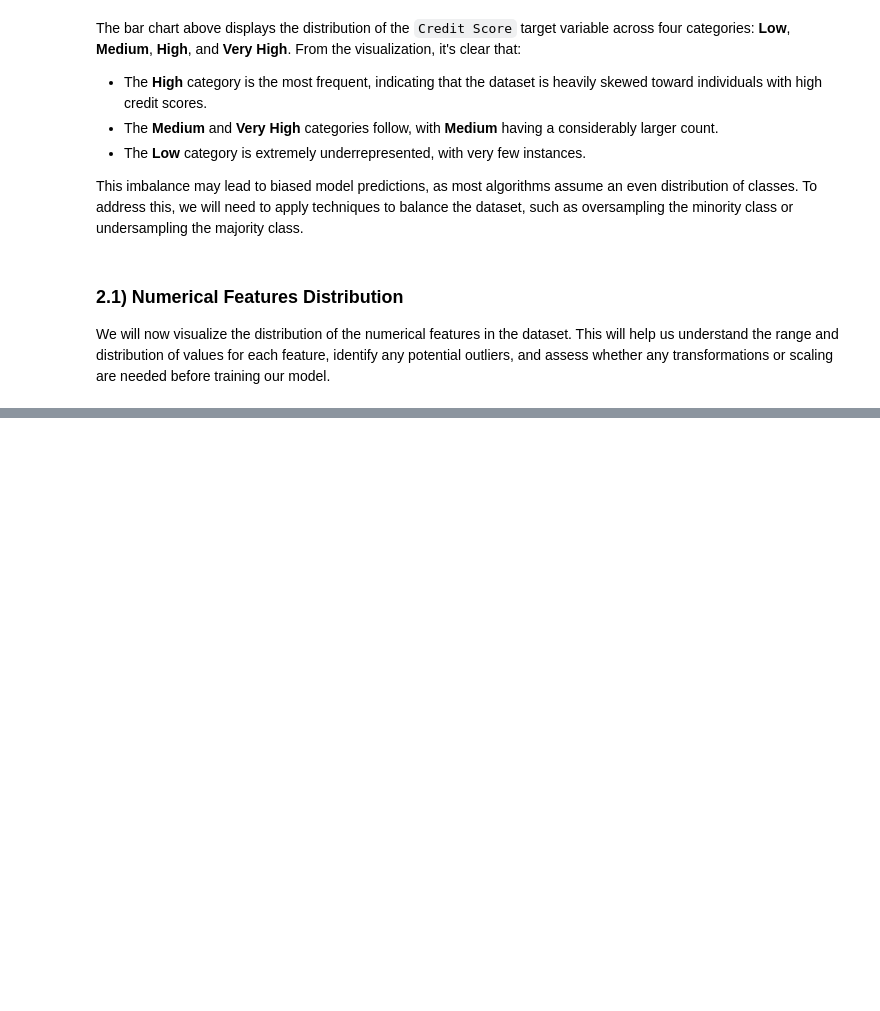
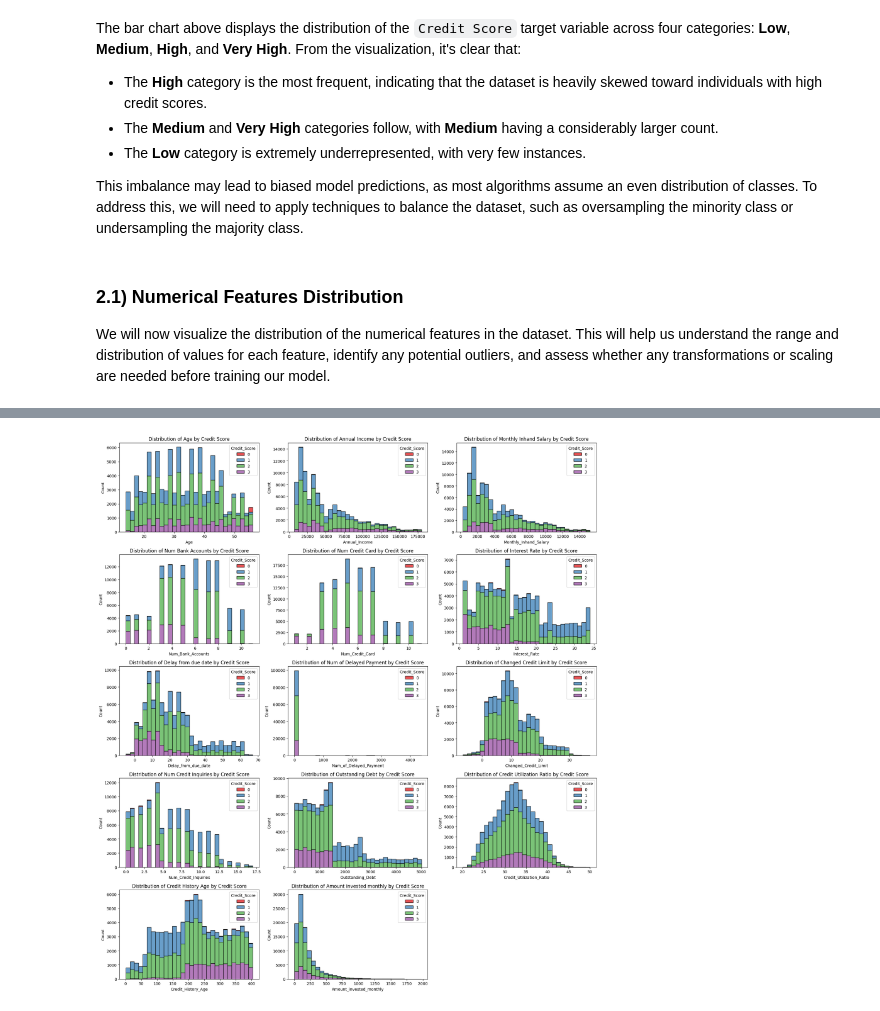
Before and after one commit to lelloxx/Advanced_Coding_Project_LUISS_2024-25, a Jupyter notebook: EDA.ipynb, the cells around one changed output, grey strips where cells are left out. Drawn from its saved outputs; the diff is of its cells as text; code cells hidden in the pictures; blank space fills up the shorter version.

```diff
--- a/EDA.ipynb
+++ b/EDA.ipynb
@@ -225,16 +160,0 @@ plt.show()
-# %%
-fig, axes = plt.subplots(2, 2, figsize=(14, 10))
-fig.suptitle('Distribution of Amount Invested Monthly by Credit Score Class', fontsize=16)
-axes = axes.flatten()
-
-for i in range(4):
-    subset = clean_credit_card_df[clean_credit_card_df['Credit_Score'] == i]['Credit_History_Age'].dropna()
-
-    axes[i].hist(subset, bins=20, color='blue', edgecolor='black')
-    axes[i].set_title(f'Credit Score: {i}')
-    axes[i].set_xlabel('Amount Invested Monthly')
-    axes[i].set_ylabel('Frequency')
-    axes[i].set_xlim(0, subset.max() + 100)  # Optional: still okay to set xlim
-
-plt.tight_layout(rect=[0, 0, 1, 0.95])
-plt.show()
@@ -245,0 +175,19 @@ clean_credit_card_df.to_csv('cleaned_credit_card_data_final.csv', index=False)
+# %%
+# Create subplots with a grid layout
+fig, axes = plt.subplots(n_rows, n_cols, figsize=(18, 4 * n_rows))
+axes = axes.flatten()  # Flatten the 2D array of axes for easier indexing
+
+
+for i, col in enumerate(numeric_features):
+    ax = axes[i]
+    sns.histplot(data = clean_credit_card_df, x=col, hue = target_variable, multiple="stack", palette="Set1", bins= min(len(data.unique()), 30), ax=ax)
+    ax.set_title(f'Distribution of {str(col).replace("_", " ")} by Credit Score')
+
+# Remove unused subplots (if any)
+for j in range(i + 1, len(axes)):
+    fig.delaxes(axes[j])
+
+plt.tight_layout()
+plt.show()
+# %% [output]
+[figure, added]
```
Also changed, not shown: parts of 17 cells of this notebook, 1 other file.
